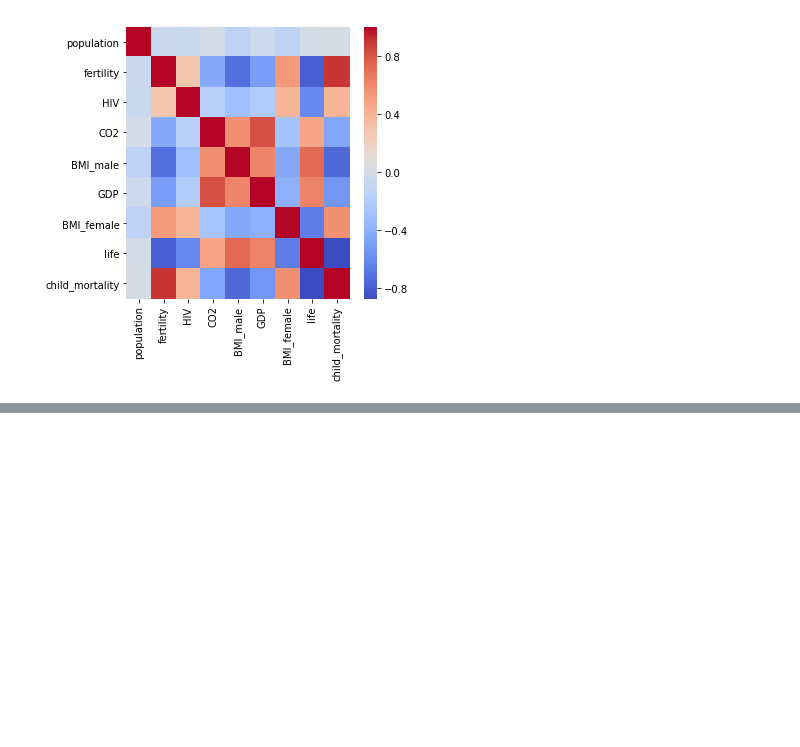
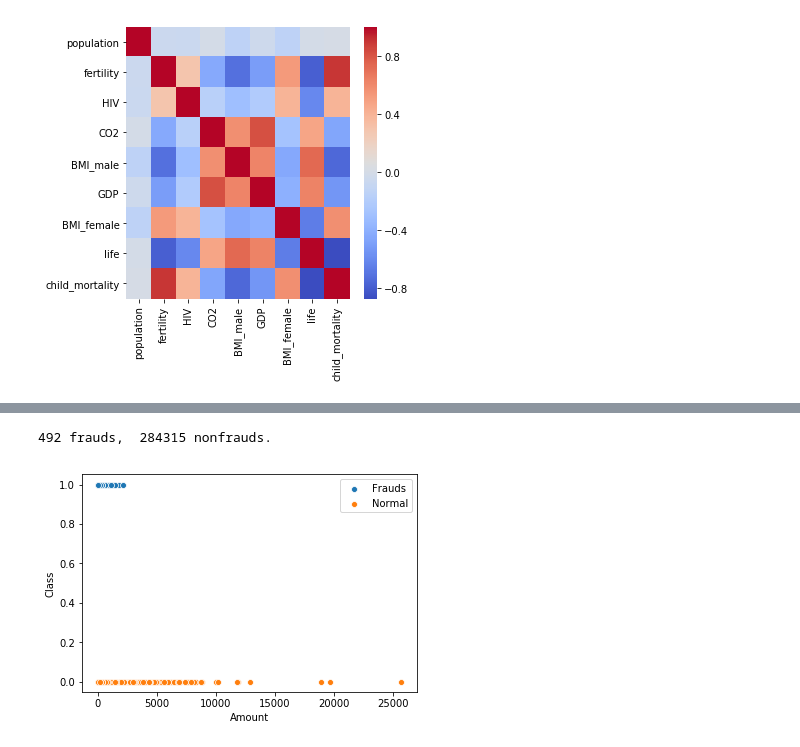
Before and after one commit to dunck/3803ict-bda, a Jupyter notebook: week04/journal.ipynb, the cells around one changed output, grey strips where cells are left out. Cells and saved outputs as stored; diff of their text form; code cells hidden in the pictures; blank space fills up the shorter version.

```diff
--- a/week04/journal.ipynb
+++ b/week04/journal.ipynb
@@ -205,0 +205,2 @@ sns.scatterplot(data=gapminder, x="fertility", y="life")
+# %%
+df = pd.read_csv('creditcard.csv')
@@ -205,0 +217,13 @@ sns.scatterplot(data=gapminder, x="fertility", y="life")
+# %%
+frauds = df.loc[df['Class'] == 1]
+non_frauds = df.loc[df['Class'] == 0]
+print(len(frauds), "frauds, ", len(non_frauds), "nonfrauds.")
+# %% [output]
+492 frauds,  284315 nonfrauds.
+# %%
+sns.scatterplot(data=frauds, x="Amount", y="Class", label="Frauds")
+sns.scatterplot(data=non_frauds, x="Amount", y="Class", label="Normal")
+plt.legend()
+plt.show()
+# %% [output]
+[figure, added]
```
Also changed, not shown: parts of 13 cells of this notebook.
